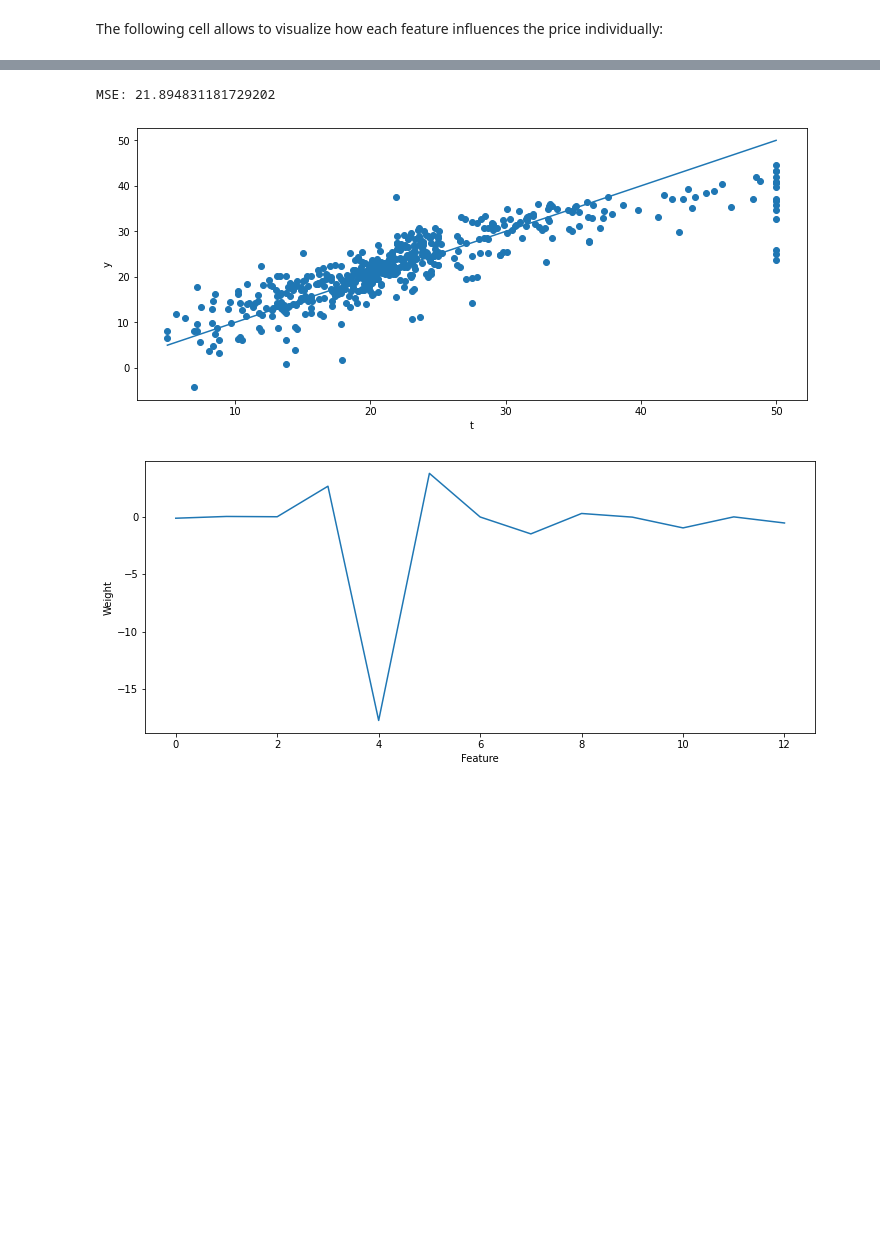
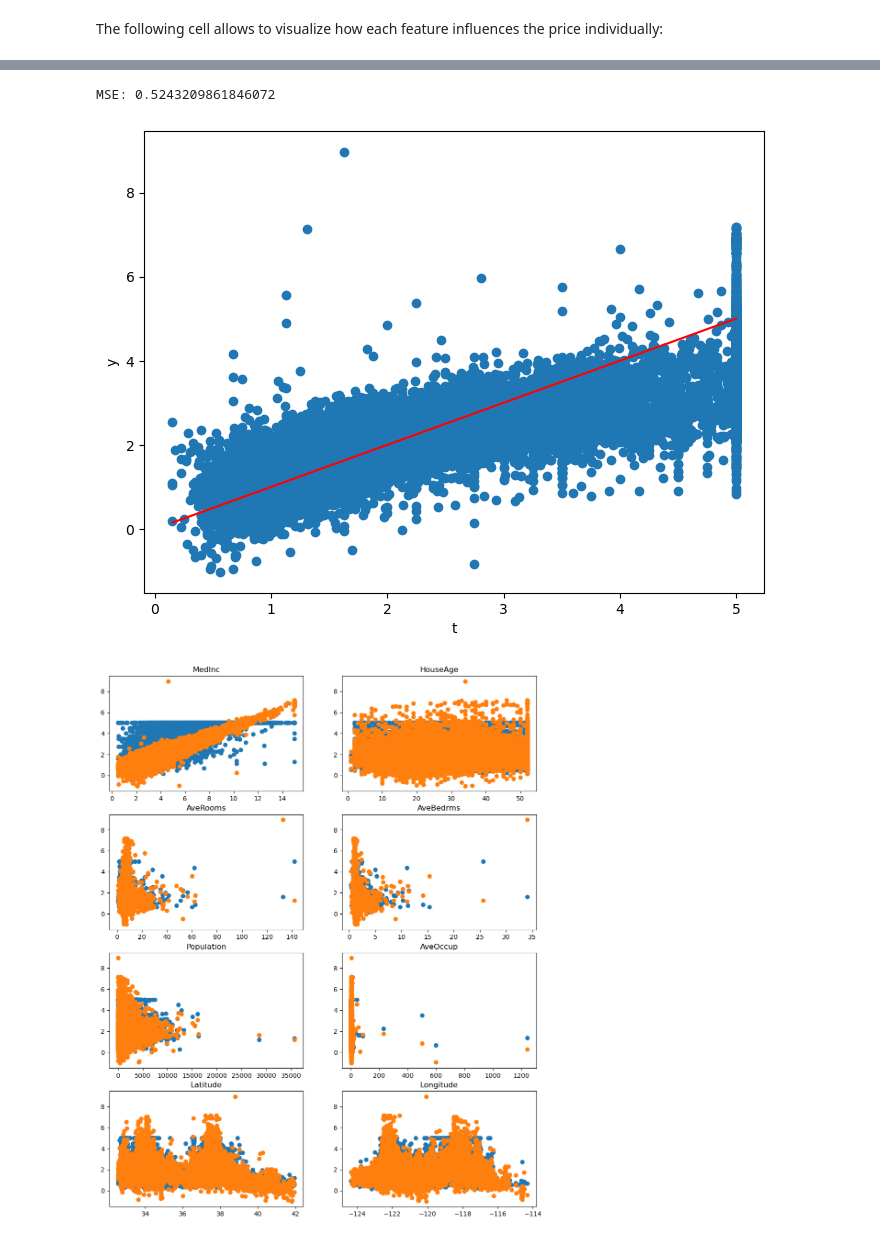
Before and after one commit to vitay/course-neurocomputing, a Jupyter notebook: notes/exercises/4-MLR-solution.ipynb, the cells around one changed output, grey strips where cells are left out. Cells and saved outputs as stored; diff of their text form; code cells hidden in the pictures; blank space fills up the shorter version.

```diff
--- a/notes/exercises/4-MLR-solution.ipynb
+++ b/notes/exercises/4-MLR-solution.ipynb
@@ -18,12 +27,12 @@ The Boston dataset can be directly downloaded from scikit-learn:
 import numpy as np
 import matplotlib.pyplot as plt
 
-from sklearn.datasets import load_boston
+from sklearn.datasets import fetch_california_housing
 
-boston = load_boston()
+dataset = fetch_california_housing()
 
-X = boston.data
-t = boston.target
+X = dataset.data
+t = dataset.target
 
 print(X.shape)
 print(t.shape)
@@ -55,11 +64,11 @@ Boston house prices dataset
 # %% [markdown]
 The following cell allows to visualize how each feature influences the price individually:
 # %%
-plt.figure(figsize=(20, 20))
+plt.figure(figsize=(12, 15))
 
-for i in range(13):
-    plt.subplot(4, 4 , i+1)
+for i in range(8):
+    plt.subplot(4, 2 , i+1)
     plt.scatter(X[:, i], t)
-    plt.title(boston.feature_names[i])
+    plt.title(dataset.feature_names[i])
 plt.show()
 # %% [output]
@@ -73,29 +82,37 @@ You will also plot the weights of the model (`reg.coef_`) and conclude on the re
 # %%
 from sklearn.linear_model import LinearRegression
 
 # Linear regression
 reg = LinearRegression()
 reg.fit(X, t)
 
 # Prediction
 y = reg.predict(X)
 
 # mse
 mse = np.mean((t - y)**2)
 print("MSE:", mse)
 
-plt.figure(figsize=(12, 5))
+plt.figure(figsize=(8, 6))
 plt.scatter(t, y)
-plt.plot([t.min(), t.max()], [t.min(), t.max()])
+plt.plot([t.min(), t.max()], [t.min(), t.max()], c="red")
 plt.xlabel("t")
 plt.ylabel("y")
 
+plt.figure(figsize=(12, 15))
+for i in range(8):
+    plt.subplot(4, 2 , i+1)
+    plt.scatter(X[:, i], t)
+    plt.scatter(X[:, i], y)
+    plt.title(dataset.feature_names[i])
+plt.show()
+
 plt.figure(figsize=(12, 5))
-plt.plot(reg.coef_)
+plt.plot(np.abs(reg.coef_))
 plt.xlabel("Feature")
 plt.ylabel("Weight")
 plt.show()
 # %% [output]
-MSE: 21.894831181729202
+MSE: 0.5243209861846072
-[figure, old version]
+[figure, new version]
-[figure, old version]
+[figure, new version]
```
Also changed, not shown: parts of 25 cells of this notebook, 31 other files.
